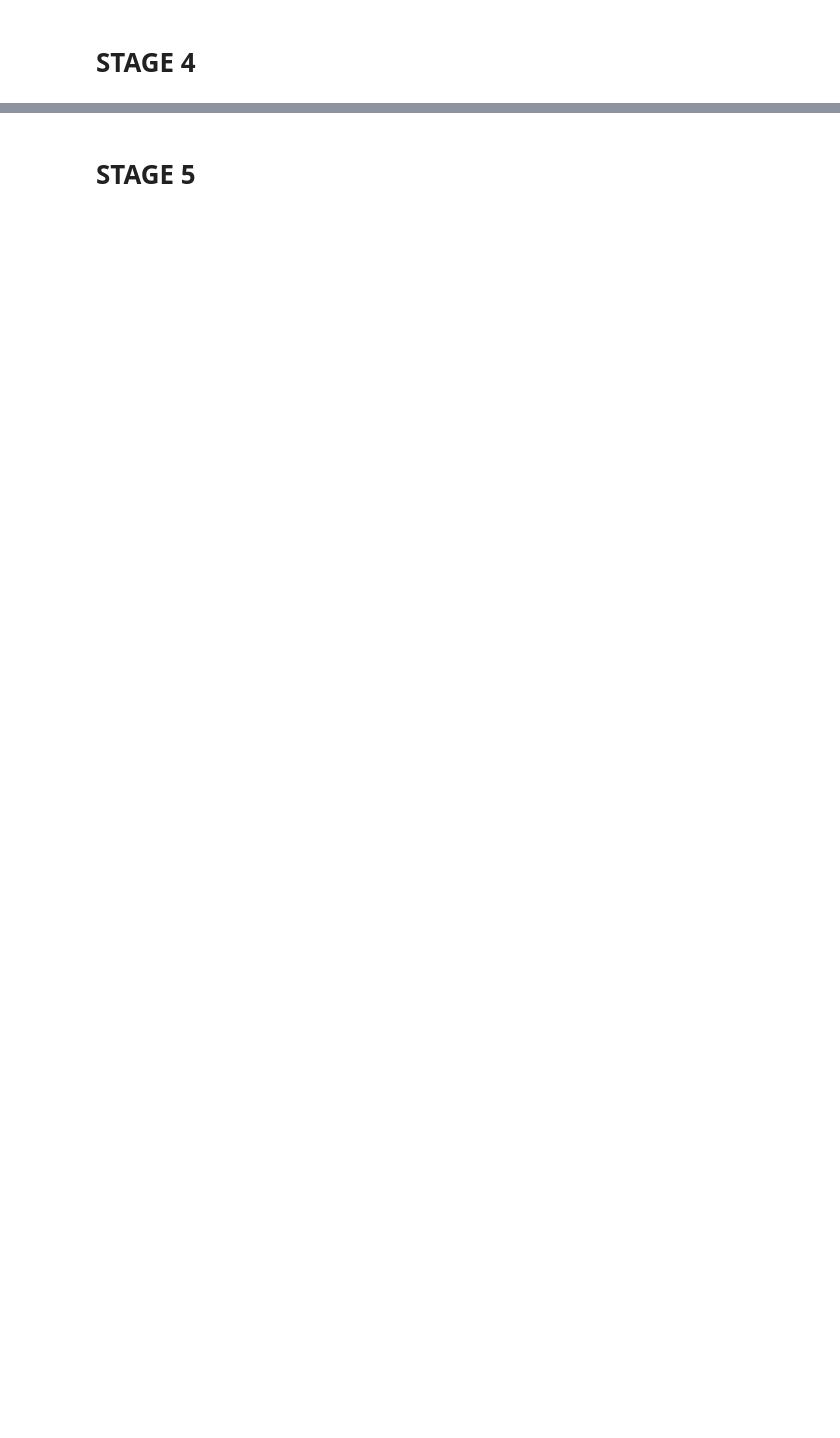
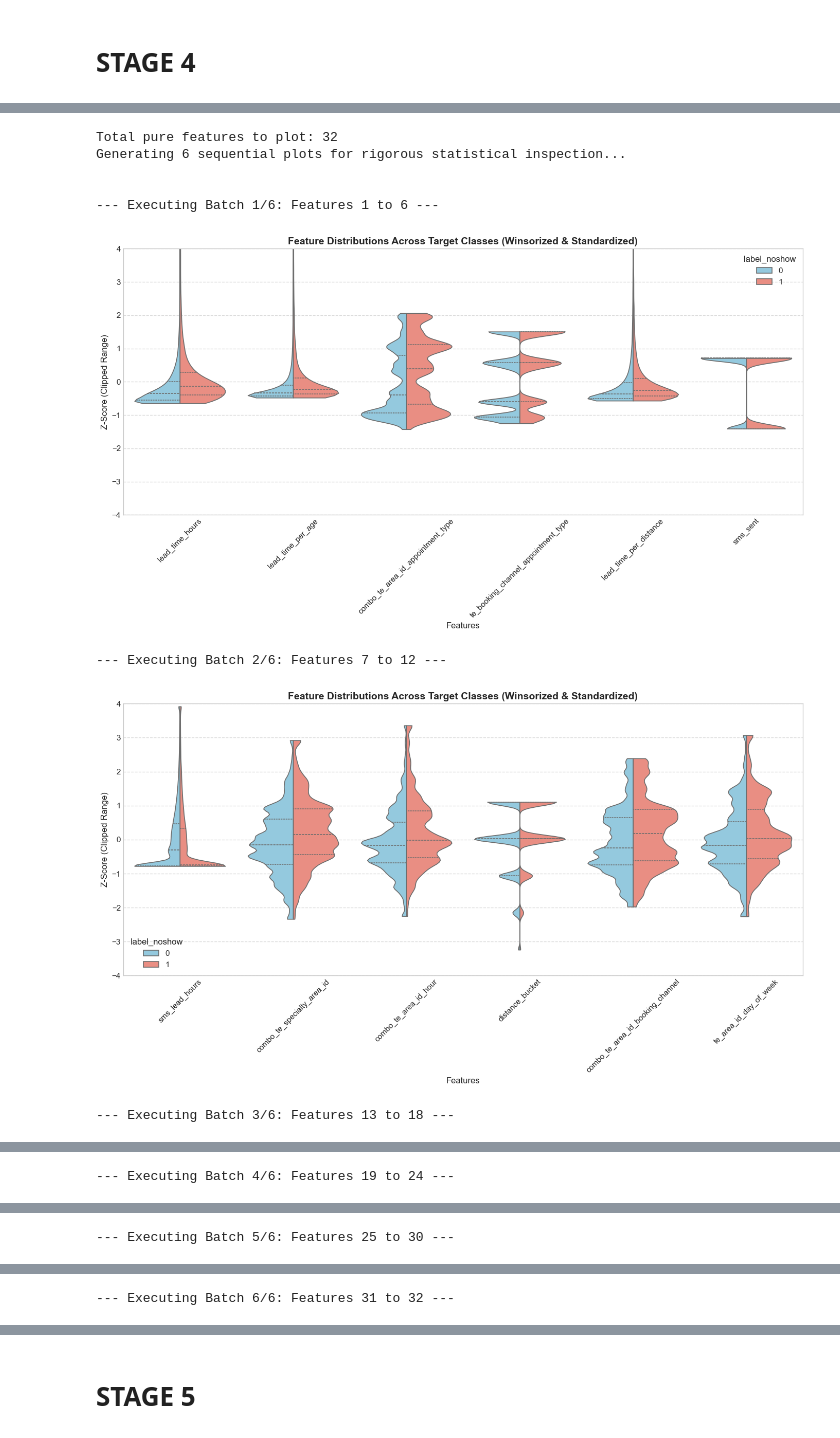
Before and after one commit to ErenReyhanlioglu/data_league_26, a Jupyter notebook: notebooks/02_feature_importance.ipynb, the cells around one changed output, grey strips where cells are left out. Cells and saved outputs as stored; diff of their text form; code cells hidden in the pictures; blank space fills up the shorter version.

```diff
--- a/notebooks/02_feature_importance.ipynb
+++ b/notebooks/02_feature_importance.ipynb
@@ -305,0 +608,34 @@ Final Column Count: 167
+# %%
+import math
+
+meta_cols = ['appointment_id', 'patient_id', 'clinic_id', 'label_noshow', 'appointment_datetime', 'booking_datetime']
+pure_features_to_plot = [col for col in sub_train_pure.columns if col not in meta_cols]
+
+batch_size = 6
+num_batches = math.ceil(len(pure_features_to_plot) / batch_size)
+
+print(f"Total pure features to plot: {len(pure_features_to_plot)}")
+print(f"Generating {num_batches} sequential plots for rigorous statistical inspection...\n")
+
+for i in range(num_batches):
+    start_idx = i * batch_size
+    end_idx = min((i + 1) * batch_size, len(pure_features_to_plot))
+    current_batch = pure_features_to_plot[start_idx:end_idx]
+
+    print(f"\n--- Executing Batch {i+1}/{num_batches}: Features {start_idx+1} to {end_idx} ---")
+
+    plotting.plot_feature_target_distribution(
+        df=sub_train_pure,
+        features=current_batch,
+        target='label_noshow'
+    )
+# %% [output]
+Total pure features to plot: 32
+Generating 6 sequential plots for rigorous statistical inspection...
+
+
+--- Executing Batch 1/6: Features 1 to 6 ---
+[figure, added]
+--- Executing Batch 2/6: Features 7 to 12 ---
+[figure, added]
+--- Executing Batch 3/6: Features 13 to 18 ---
@@ -305,0 +643 @@ Final Column Count: 167
+--- Executing Batch 4/6: Features 19 to 24 ---
@@ -305,0 +645 @@ Final Column Count: 167
+--- Executing Batch 5/6: Features 25 to 30 ---
@@ -305,0 +647 @@ Final Column Count: 167
+--- Executing Batch 6/6: Features 31 to 32 ---
```
Also changed, not shown: parts of 21 cells of this notebook, 10 other files.
